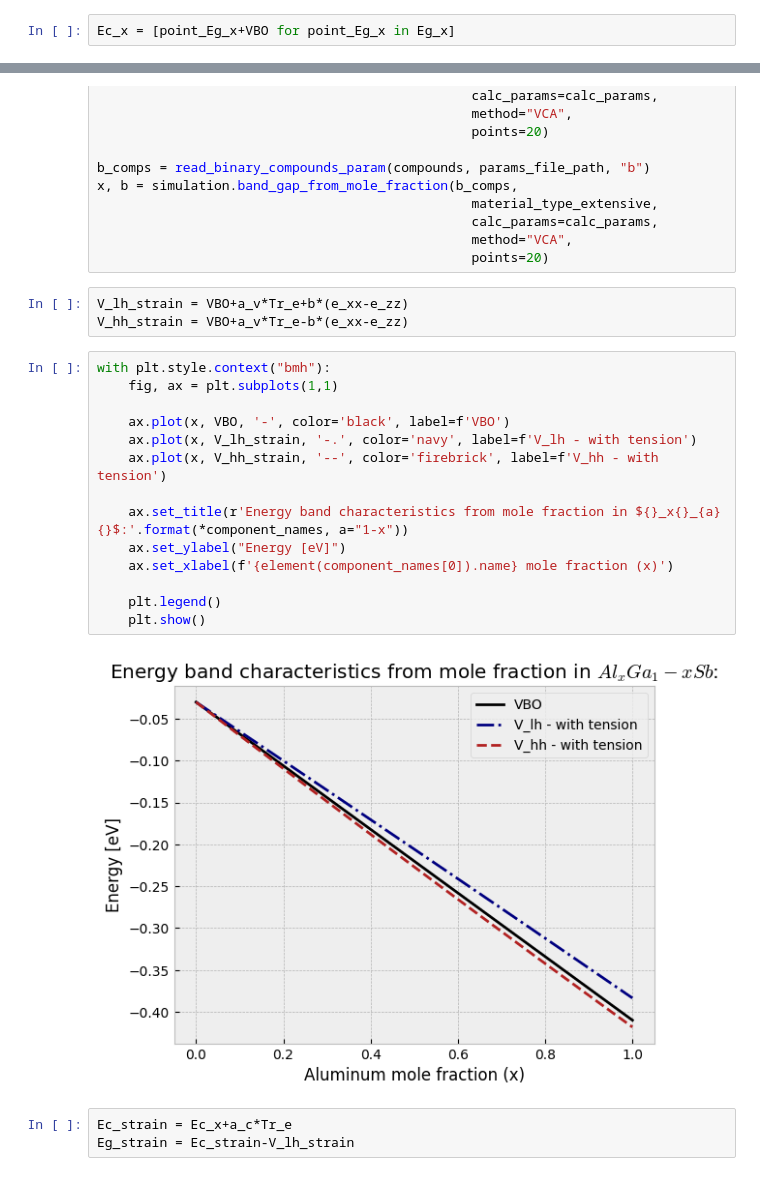
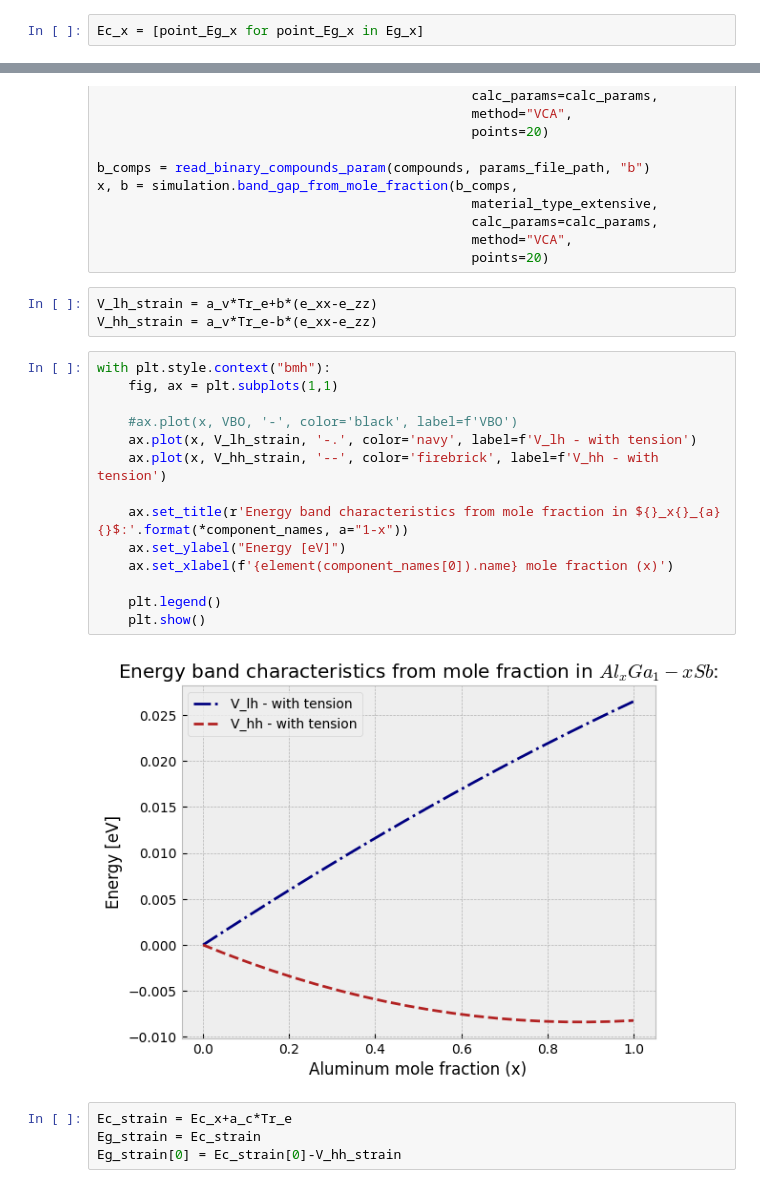
Before and after one commit to Kowalikov/photovoltaic_cell_absorption_coefficient, a Jupyter notebook: Przerwy_energetyczne_z_napr.ipynb, the cells around one changed output, grey strips where cells are left out. Cells and saved outputs as stored; diff of their text form.

```diff
--- a/Przerwy_energetyczne_z_napr.ipynb
+++ b/Przerwy_energetyczne_z_napr.ipynb
@@ -144,7 +144,7 @@ with plt.style.context("bmh"):
 # %% [output]
 [figure]
 # %%
-Ec_x = [point_Eg_x+VBO for point_Eg_x in Eg_x]
+Ec_x = [point_Eg_x for point_Eg_x in Eg_x]
 # %%
 with plt.style.context("bmh"):
     fig, ax = plt.subplots(1,1, figsize=(7,4))
@@ -225,27 +225,28 @@ x, b = simulation.band_gap_from_mole_fraction(b_comps,
                                                 method="VCA",
                                                 points=20)
 # %%
-V_lh_strain = VBO+a_v*Tr_e+b*(e_xx-e_zz)
-V_hh_strain = VBO+a_v*Tr_e-b*(e_xx-e_zz)
+V_lh_strain = a_v*Tr_e+b*(e_xx-e_zz)
+V_hh_strain = a_v*Tr_e-b*(e_xx-e_zz)
 # %%
 with plt.style.context("bmh"):
     fig, ax = plt.subplots(1,1)
 
-    ax.plot(x, VBO, '-', color='black', label=f'VBO')
+    #ax.plot(x, VBO, '-', color='black', label=f'VBO')
     ax.plot(x, V_lh_strain, '-.', color='navy', label=f'V_lh - with tension')
     ax.plot(x, V_hh_strain, '--', color='firebrick', label=f'V_hh - with tension')
 
     ax.set_title(r'Energy band characteristics from mole fraction in ${}_x{}_{a}{}$:'.format(*component_names, a="1-x"))
     ax.set_ylabel("Energy [eV]")
     ax.set_xlabel(f'{element(component_names[0]).name} mole fraction (x)')
 
     plt.legend()
     plt.show()
 # %% [output]
-[figure, old version]
+[figure, new version]
 # %%
 Ec_strain = Ec_x+a_c*Tr_e
-Eg_strain = Ec_strain-V_lh_strain
+Eg_strain = Ec_strain
+Eg_strain[0] = Ec_strain[0]-V_hh_strain
 # %%
 with plt.style.context("bmh"):
     fig, ax = plt.subplots(1,1, figsize=(7,4))
```
Also changed, not shown: parts of 4 cells of this notebook, 1 other file.
